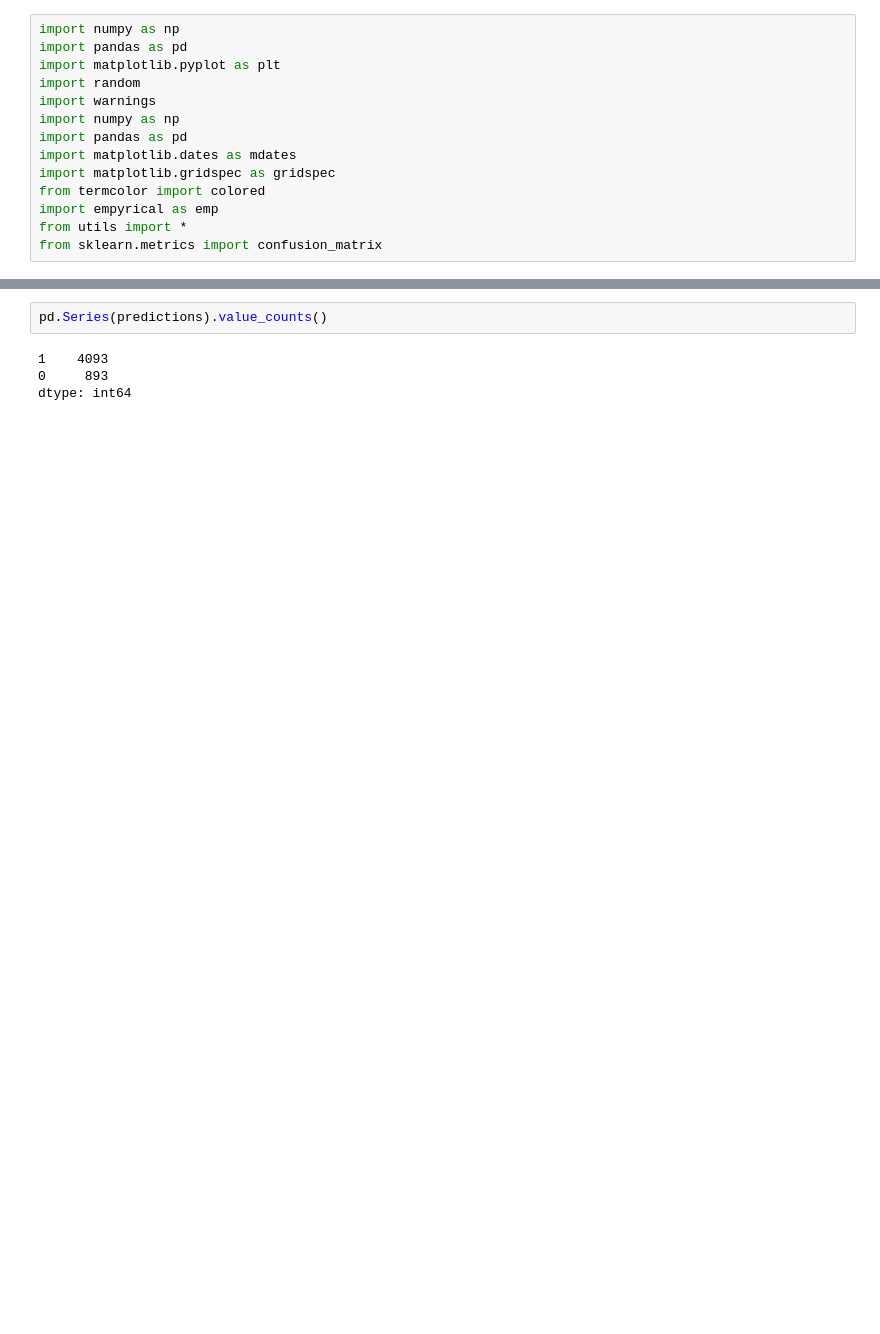
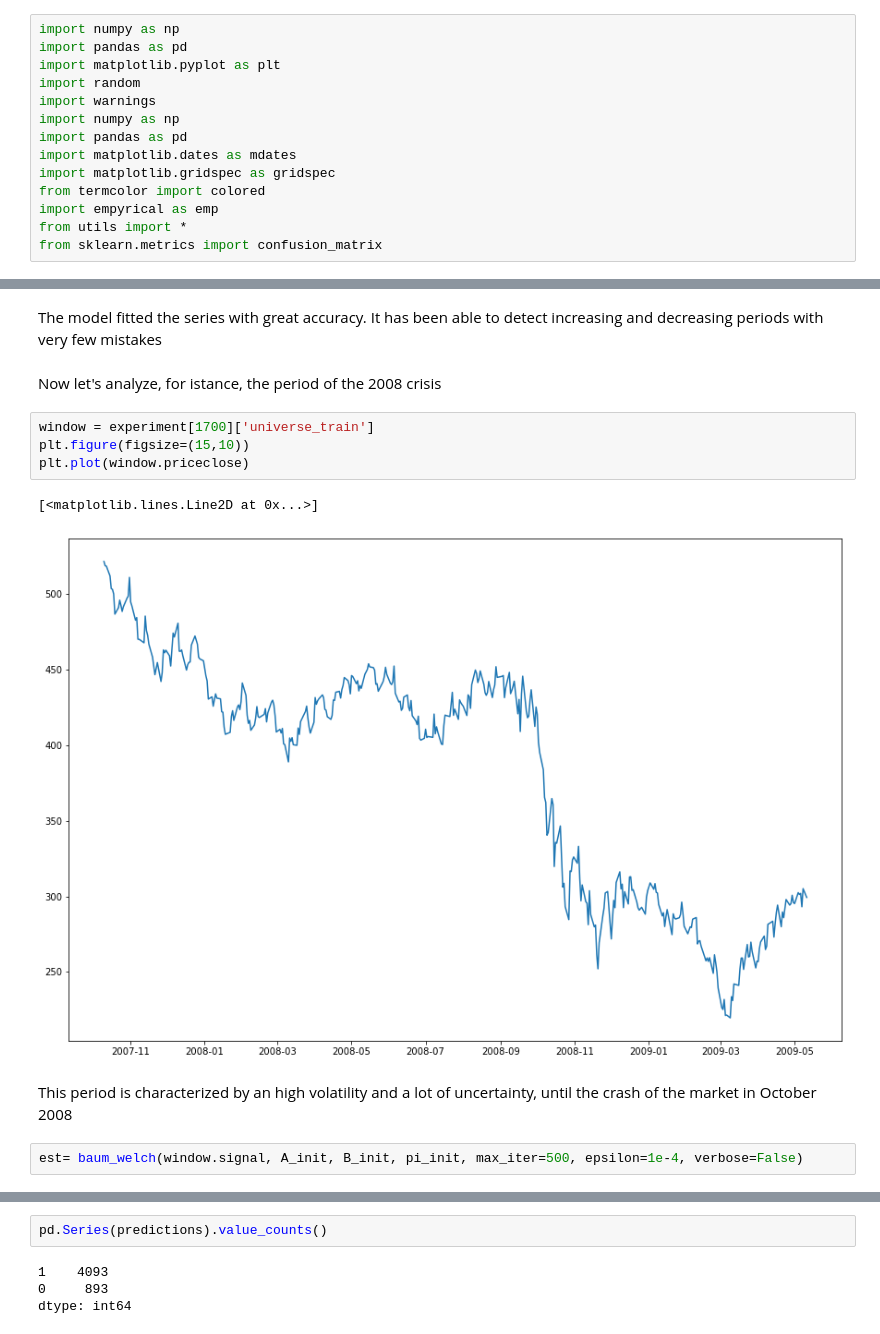
Before and after one commit to gbesposito/hmm_unibo, a Jupyter notebook: scripts/hmm.ipynb, the cells around one changed output, grey strips where cells are left out. Cells and saved outputs as stored; diff of their text form; blank space fills up the shorter version.

```diff
--- a/scripts/hmm.ipynb
+++ b/scripts/hmm.ipynb
@@ -224,0 +214,15 @@ experiment n. 4985 and his state prediction is: 1
+# %% [markdown]
+The model fitted the series with great accuracy. It has been able to detect increasing and decreasing periods with very few mistakes
+# %% [markdown]
+Now let's analyze, for istance, the period of the 2008 crisis
+# %%
+window = experiment[1700]['universe_train']
+plt.figure(figsize=(15,10))
+plt.plot(window.priceclose)
+# %% [output]
+[<matplotlib.lines.Line2D at 0x...>]
+[figure, added]
+# %% [markdown]
+This period is characterized by an high volatility and a lot of uncertainty, until the crash of the market in October 2008
+# %%
+est= baum_welch(window.signal, A_init, B_init, pi_init, max_iter=500, epsilon=1e-4, verbose=False)
```
Also changed, not shown: parts of 68 cells of this notebook, 8 other files.
